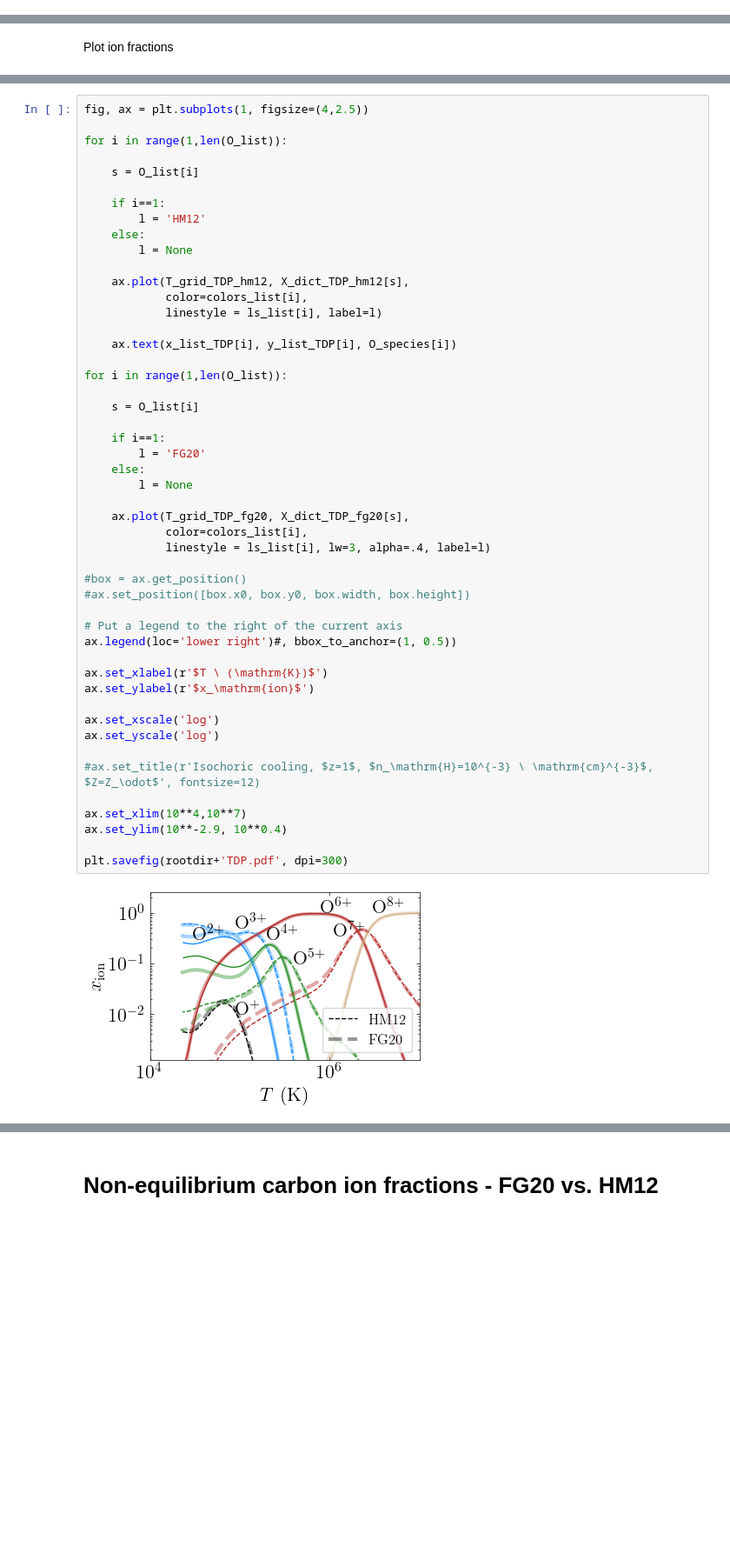
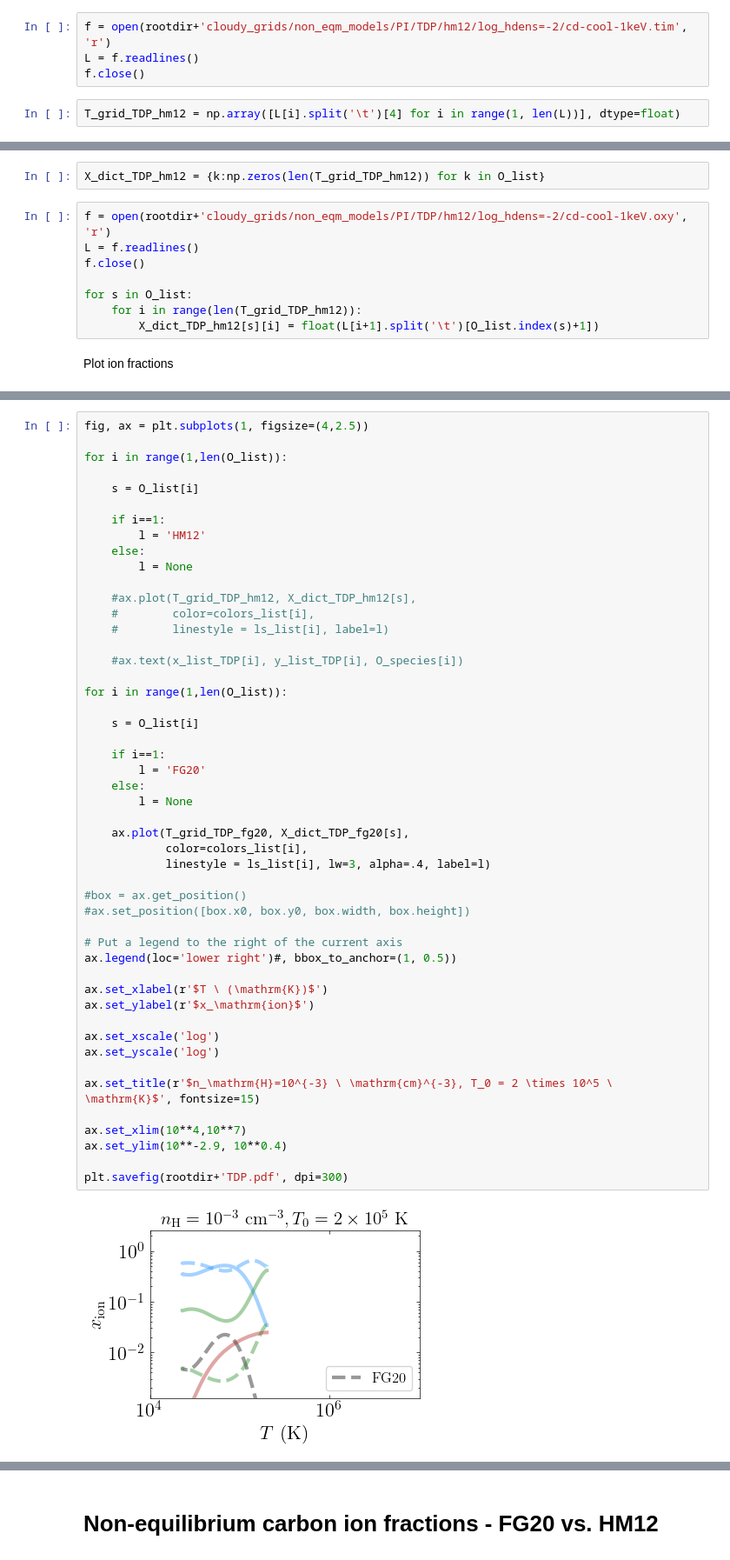
Before and after one commit to suyashk12/cgm_science, a Jupyter notebook: cloudy_fitting/ion_fractions.ipynb, the cells around one changed output, grey strips where cells are left out. Shown at 87% size. Cells and saved outputs as stored; diff of their text form; blank space fills up the shorter version.

Commit message:
Proposal plots

```diff
--- a/cloudy_fitting/ion_fractions.ipynb
+++ b/cloudy_fitting/ion_fractions.ipynb
@@ -987,0 +908,6 @@ for s in O_list:
+# %%
+f = open(rootdir+'cloudy_grids/non_eqm_models/PI/TDP/hm12/log_hdens=-2/cd-cool-1keV.tim', 'r')
+L = f.readlines()
+f.close()
+# %%
+T_grid_TDP_hm12 = np.array([L[i].split('\t')[4] for i in range(1, len(L))], dtype=float)
@@ -988,3 +916,13 @@ for s in O_list:
+# %%
+X_dict_TDP_hm12 = {k:np.zeros(len(T_grid_TDP_hm12)) for k in O_list}
+# %%
+f = open(rootdir+'cloudy_grids/non_eqm_models/PI/TDP/hm12/log_hdens=-2/cd-cool-1keV.oxy', 'r')
+L = f.readlines()
+f.close()
+
+for s in O_list:
+    for i in range(len(T_grid_TDP_hm12)):
+        X_dict_TDP_hm12[s][i] = float(L[i+1].split('\t')[O_list.index(s)+1])
 # %% [markdown]
 Plot ion fractions
 # %%
@@ -1002,45 +943,45 @@ for i in range(1,len(O_list)):
     else:
         l = None
 
-    ax.plot(T_grid_TDP_hm12, X_dict_TDP_hm12[s],
-            color=colors_list[i],
-            linestyle = ls_list[i], label=l)
+    #ax.plot(T_grid_TDP_hm12, X_dict_TDP_hm12[s],
+    #        color=colors_list[i],
+    #        linestyle = ls_list[i], label=l)
 
-    ax.text(x_list_TDP[i], y_list_TDP[i], O_species[i])
+    #ax.text(x_list_TDP[i], y_list_TDP[i], O_species[i])
 
 for i in range(1,len(O_list)):
 
     s = O_list[i]
 
     if i==1:
         l = 'FG20'
     else:
         l = None
 
     ax.plot(T_grid_TDP_fg20, X_dict_TDP_fg20[s],
             color=colors_list[i],
             linestyle = ls_list[i], lw=3, alpha=.4, label=l)
 
 #box = ax.get_position()
 #ax.set_position([box.x0, box.y0, box.width, box.height])
 
 # Put a legend to the right of the current axis
 ax.legend(loc='lower right')#, bbox_to_anchor=(1, 0.5))
 
 ax.set_xlabel(r'$T \ (\mathrm{K})$')
 ax.set_ylabel(r'$x_\mathrm{ion}$')
 
 ax.set_xscale('log')
 ax.set_yscale('log')
 
-#ax.set_title(r'Isochoric cooling, $z=1$, $n_\mathrm{H}=10^{-3} \ \mathrm{cm}^{-3}$, $Z=Z_\odot$', fontsize=12)
+ax.set_title(r'$n_\mathrm{H}=10^{-3} \ \mathrm{cm}^{-3}, T_0 = 2 \times 10^5 \ \mathrm{K}$', fontsize=15)
 
 ax.set_xlim(10**4,10**7)
 ax.set_ylim(10**-2.9, 10**0.4)
 
 plt.savefig(rootdir+'TDP.pdf', dpi=300)
 # %% [output]
-[figure, old version]
+[figure, new version]
 # %%
 fig, ax = plt.subplots(1, figsize=(6,4))
 
```
Also changed, not shown: parts of 61 cells of this notebook, 7 other files.
